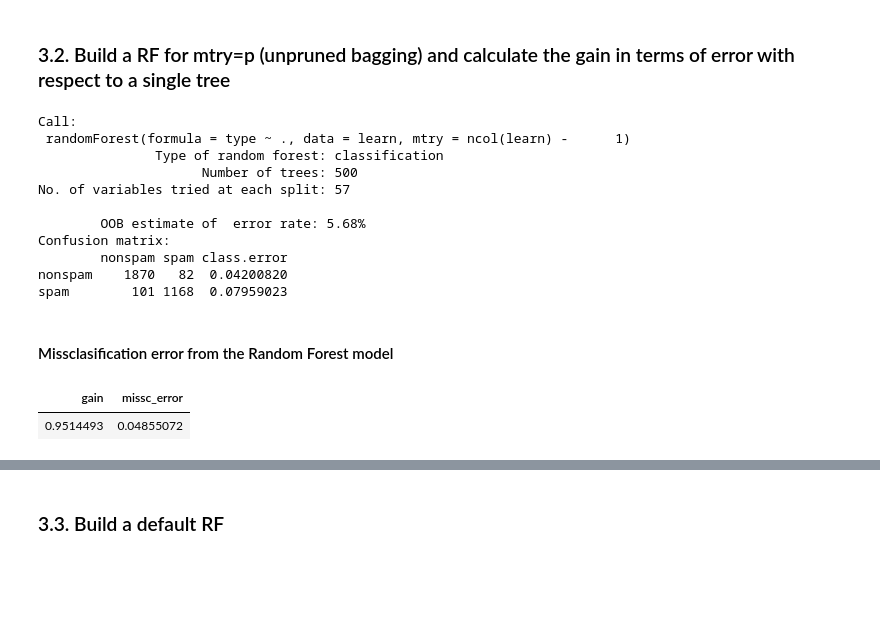
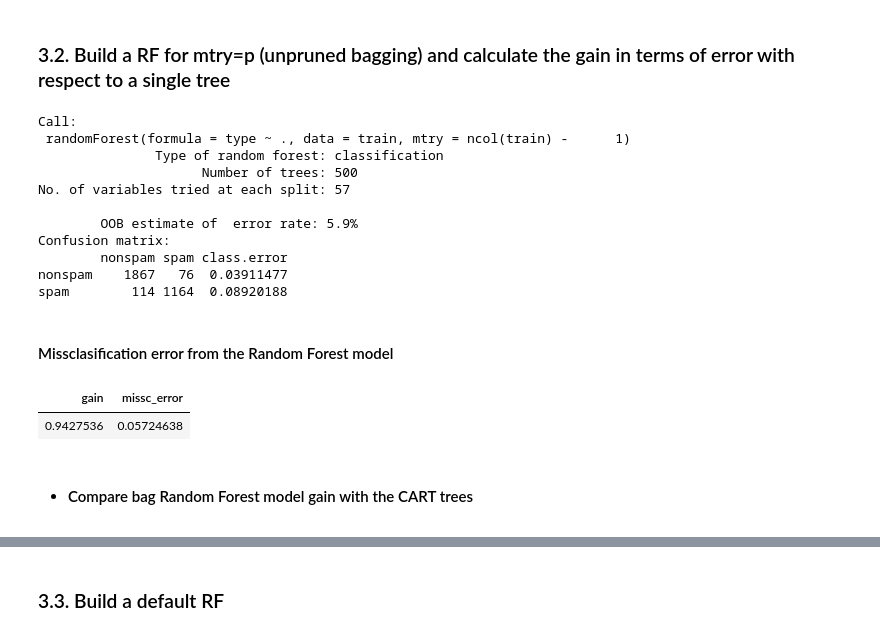
Before and after one commit to guzmanlopez/ACRRF_course, a Jupyter notebook: trabajo-final.ipynb, the cells around one changed output, grey strips where cells are left out. Drawn from its saved outputs; the diff is of its cells as text; code cells hidden in the pictures; blank space fills up the shorter version.

```diff
--- a/trabajo-final.ipynb
+++ b/trabajo-final.ipynb
@@ -782,16 +785,16 @@ The following object is masked from ‘package:ggplot2’:
 # %%
-(rf.mtry.p <- randomForest(type ~ ., data = train, mtry = ncol(train) - 1))
+(rf.bag <- randomForest(type ~ ., data = train, mtry = ncol(train) - 1))
 # %% [output]
 Call:
- randomForest(formula = type ~ ., data = learn, mtry = ncol(learn) -      1)
+ randomForest(formula = type ~ ., data = train, mtry = ncol(train) -      1)
                Type of random forest: classification
                      Number of trees: 500
 No. of variables tried at each split: 57
 
-        OOB estimate of  error rate: 5.68%
+        OOB estimate of  error rate: 5.9%
 Confusion matrix:
         nonspam spam class.error
-nonspam    1870   82  0.04200820
-spam        101 1168  0.07959023
+nonspam    1867   76  0.03911477
+spam        114 1164  0.08920188
 # %% [markdown]
 #### Missclasification error from the Random Forest model
@@ -804,12 +801,13 @@ spam        101 1168  0.07959023
 # %%
-rf.mtry.p.error <- test %>%
- mutate(pred = predict(rf.mtry.p, test, type = "class"),
-        gain = ifelse(pred == type, 1, 0),
-        error = ifelse(pred != type, 1, 0))
+# Apply random forest fitted model to test dataset and calculate the gain and missclasification for each observation
+rf.bag.error <- test %>% mutate(pred = predict(rf.bag, test, type = "class"),
+                                gain = ifelse(pred == type, 1, 0),
+                                error = ifelse(pred != type, 1, 0))
 
-(rf.mtry.p.missc_error <- rf.mtry.p.error %>%
- summarize(gain = mean(gain),
-           missc_error = mean(error)))
+# Calculate the mean gain and mean missclasification and print them
+(rf.bag.missc_error <- rf.bag.error %>% summarize(gain = mean(gain), missc_error = mean(error)))
 # %% [output]
 | gain | missc_error |
-| 0.9514493 | 0.04855072 |
+| 0.9427536 | 0.05724638 |
+# %% [markdown]
+- #### Compare bag Random Forest model gain with the CART trees
```
Also changed, not shown: parts of 15 cells of this notebook.
